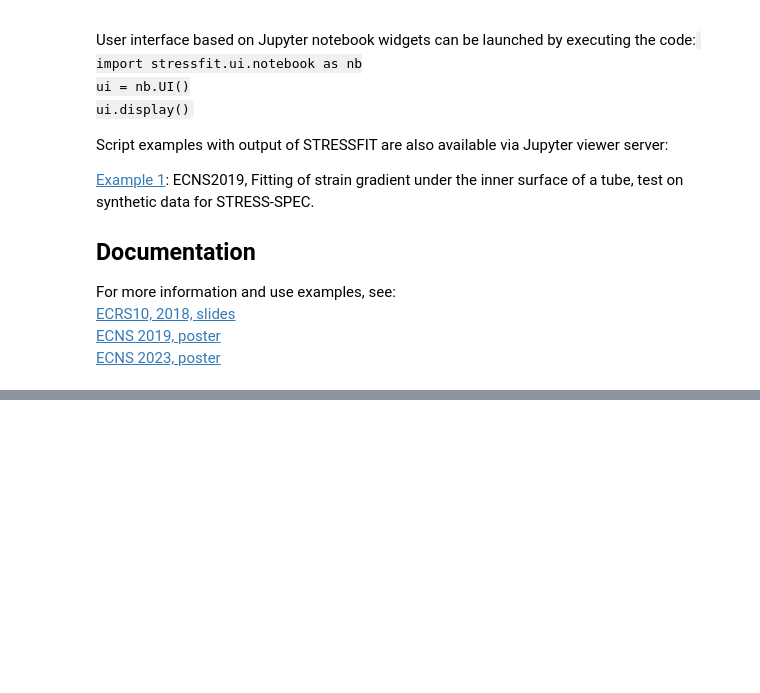
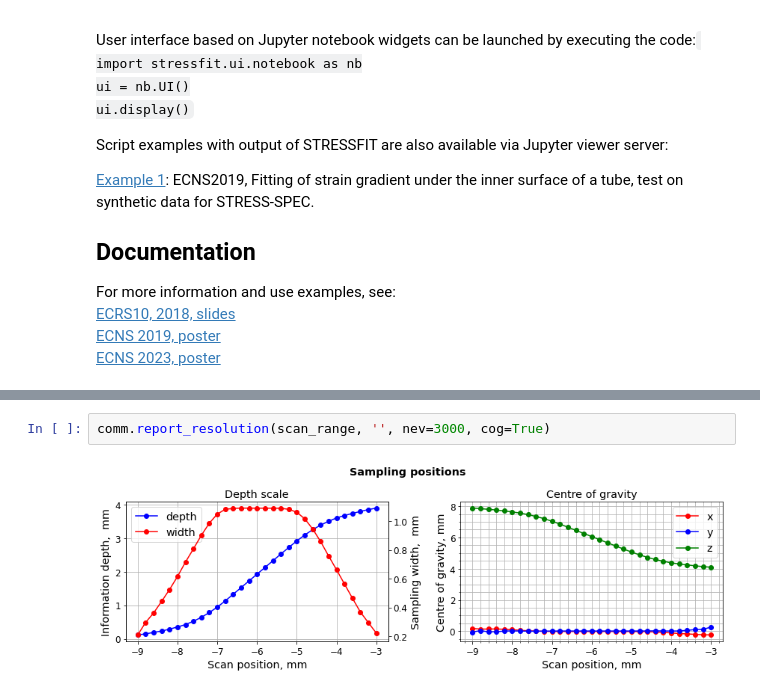
Before and after one commit to NPLtools/stressfit, a Jupyter notebook: stressfit_example1.ipynb, the cells around one changed output, grey strips where cells are left out. Drawn from its saved outputs; the diff is of its cells as text; blank space fills up the shorter version.

```diff
--- a/stressfit_example1.ipynb
+++ b/stressfit_example1.ipynb
@@ -224,0 +227,4 @@ comm.plot_scene(nev_plot, scan=scan['epsfile'], rang=scene_range, proj=scene_pro
+# %%
+comm.report_resolution(scan_range, '', nev=3000, cog=True)
+# %% [output]
+[figure, added]
```
Also changed, not shown: parts of 40 cells of this notebook, 14 other files.
